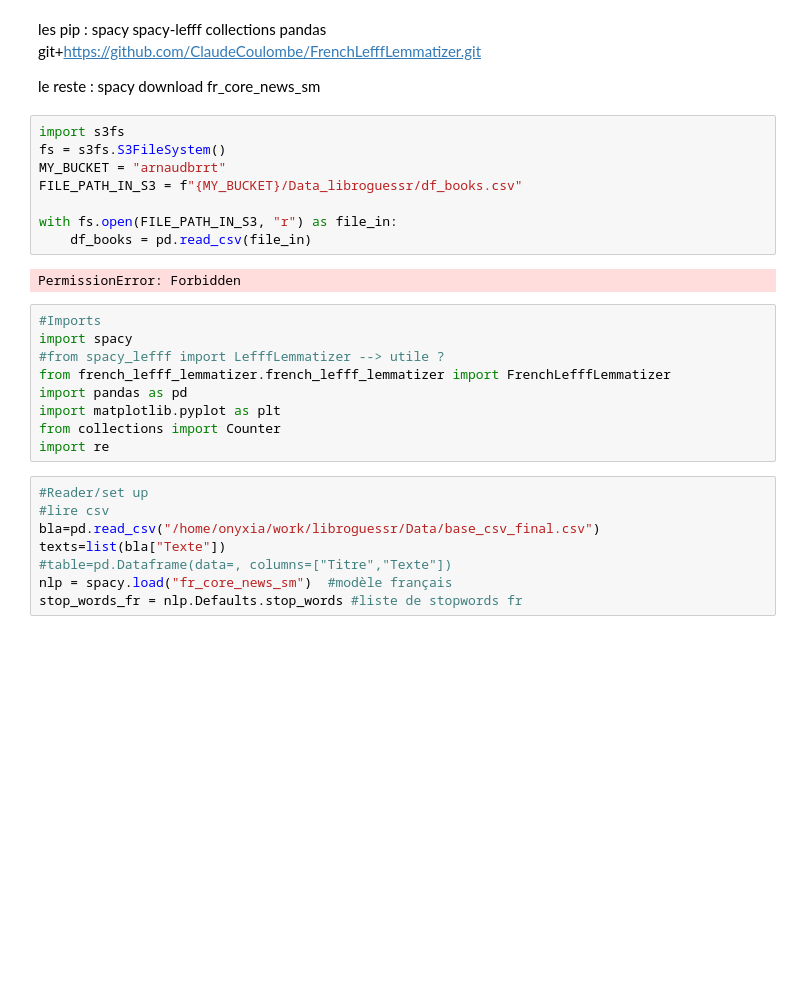
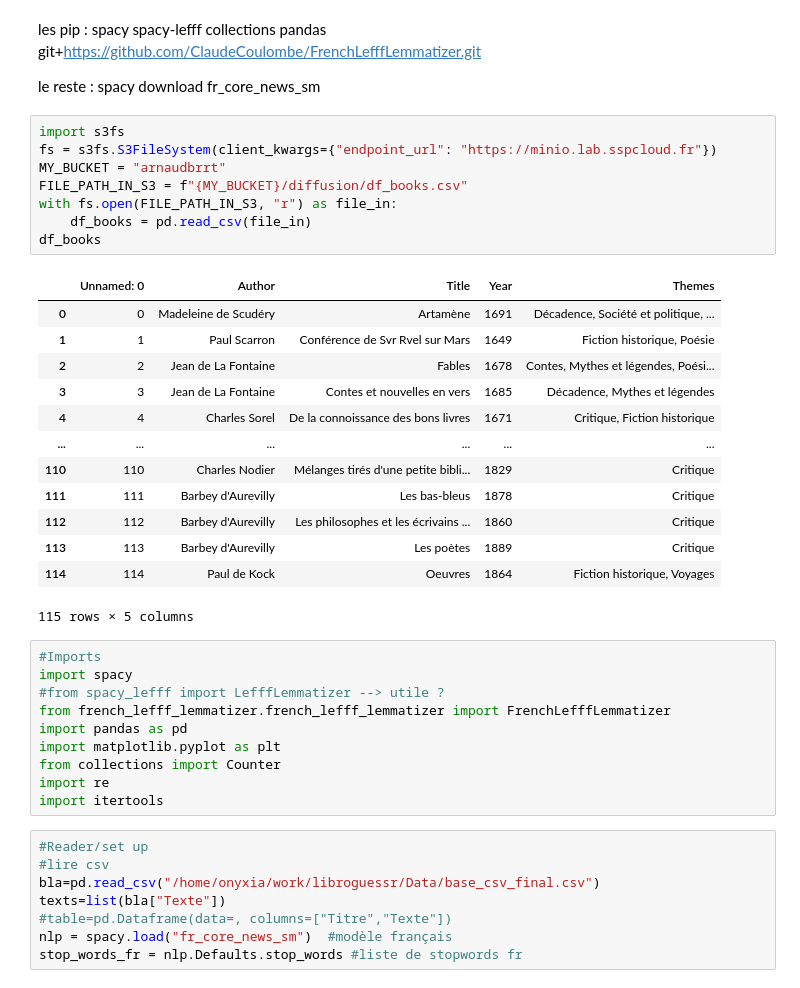
Before and after one commit to lucas-cumunel/libroguessr, a Jupyter notebook: tokenisation.ipynb, the cells around one changed output. Drawn from its saved outputs; the diff is of its cells as text; blank space fills up the shorter version.

```diff
--- a/tokenisation.ipynb
+++ b/tokenisation.ipynb
@@ -10,14 +10,26 @@ le reste :
 spacy download fr_core_news_sm
 # %%
 import s3fs
-fs = s3fs.S3FileSystem()
+fs = s3fs.S3FileSystem(client_kwargs={"endpoint_url": "https://minio.lab.sspcloud.fr"})
 MY_BUCKET = "arnaudbrrt"
-FILE_PATH_IN_S3 = f"{MY_BUCKET}/Data_libroguessr/df_books.csv"
-
+FILE_PATH_IN_S3 = f"{MY_BUCKET}/diffusion/df_books.csv"
 with fs.open(FILE_PATH_IN_S3, "r") as file_in:
     df_books = pd.read_csv(file_in)
+df_books
 # %% [output]
+|  | Unnamed: 0 | Author | Title | Year | Themes |
+| 0 | 0 | Madeleine de Scudéry | Artamène | 1691 | Décadence, Société et politique, ... |
+| 1 | 1 | Paul Scarron | Conférence de Svr Rvel sur Mars | 1649 | Fiction historique, Poésie |
+| 2 | 2 | Jean de La Fontaine | Fables | 1678 | Contes, Mythes et légendes, Poési... |
+| 3 | 3 | Jean de La Fontaine | Contes et nouvelles en vers | 1685 | Décadence, Mythes et légendes |
+| 4 | 4 | Charles Sorel | De la connoissance des bons livres | 1671 | Critique, Fiction historique |
+| ... | ... | ... | ... | ... | ... |
+| 110 | 110 | Charles Nodier | Mélanges tirés d'une petite bibli... | 1829 | Critique |
+| 111 | 111 | Barbey d'Aurevilly | Les bas-bleus | 1878 | Critique |
+| 112 | 112 | Barbey d'Aurevilly | Les philosophes et les écrivains ... | 1860 | Critique |
+| 113 | 113 | Barbey d'Aurevilly | Les poètes | 1889 | Critique |
+| 114 | 114 | Paul de Kock | Oeuvres | 1864 | Fiction historique, Voyages |
-PermissionError: Forbidden
+115 rows × 5 columns
 # %%
 #Imports
 import spacy
@@ -27,6 +39,7 @@ import pandas as pd
 import matplotlib.pyplot as plt
 from collections import Counter
 import re
+import itertools
 # %%
 #Reader/set up
 #lire csv
```
Also changed, not shown: parts of 4 cells of this notebook.
